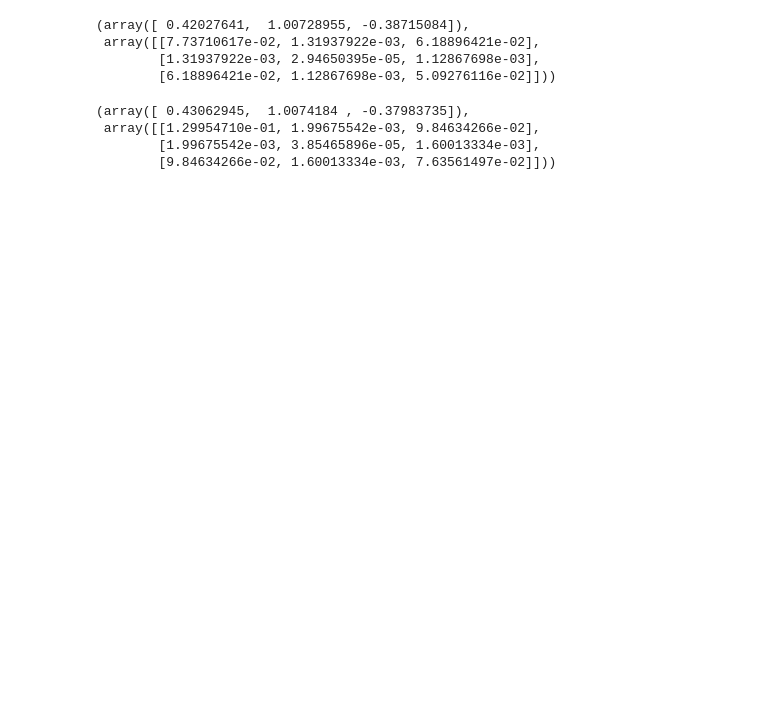
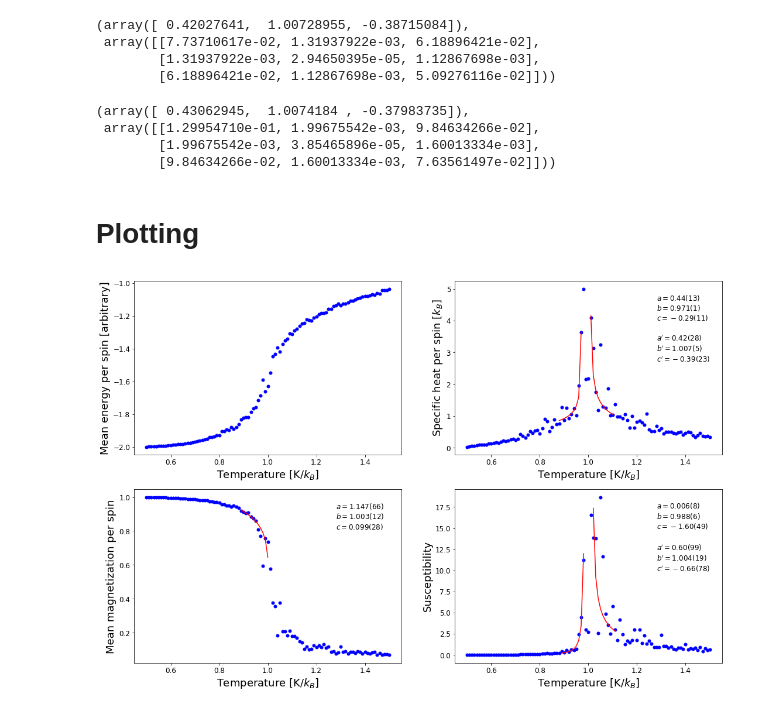
Before and after one commit to kaitshin/PHYSICS113-final-project, a Jupyter notebook: Potts Crit.ipynb, the cells around one changed output. Drawn from its saved outputs; the diff is of its cells as text; code cells hidden in the pictures; blank space fills up the shorter version.

```diff
--- a/Potts Crit.ipynb
+++ b/Potts Crit.ipynb
@@ -195,3 +199,5 @@ sus_errtest = np.delete(sus_errors,55)
+# %%
+f_susp = [powerpos(x, 0.60398624,  1.00369327, -0.66256139) for x in temps[51:61]]
 # %% [markdown]
 ## Specific Heat
 # %%
@@ -216,6 +221,8 @@ scipy.optimize.curve_fit(power, temps[38:48], spec_heatv1[38:48], p0 = [1, 1, 0.
  array([[ 2.53219396e-02, -1.54802110e-04,  1.78691535e-02],
         [-1.54802110e-04,  1.19668288e-06, -1.16850142e-04],
         [ 1.78691535e-02, -1.16850142e-04,  1.30831740e-02]]))
+# %%
+f_sh = [power(x, 0.4381623 ,  0.97058628, -0.28555936) for x in temps[38:48]]
 # %%
 plt.figure(figsize=(7,7))
 plt.plot(temps[51:], spec_heatv1[51:], 'bo', markersize = 5)
@@ -238,3 +244,50 @@ scipy.optimize.curve_fit(powerpos, temps[51:60], spec_heatv1[51:60], p0 = [1, 1,
  array([[1.29954710e-01, 1.99675542e-03, 9.84634266e-02],
         [1.99675542e-03, 3.85465896e-05, 1.60013334e-03],
         [9.84634266e-02, 1.60013334e-03, 7.63561497e-02]]))
+# %%
+f_shp = [powerpos(x, 0.42027641,  1.00728955, -0.38715084) for x in temps[51:61]]
+# %% [markdown]
+# Plotting
+# %%
+fig = plt.figure(figsize=(18, 12))
+plt.tight_layout(pad=0, w_pad= 2, h_pad= 2)
+
+fig.add_subplot(2, 2, 1 )
+plt.plot(temps, enepsv1, 'bo', markersize = 5)
+plt.xlabel("Temperature [K/$k_B$]", fontsize=18)
+plt.ylabel("Mean energy per spin [arbitrary]", fontsize=18)
+plt.tick_params(axis='both', which='major', labelsize = 12)
+
+
+fig.add_subplot(2, 2, 2 )
+plt.plot(temps, spec_heatv1, 'bo', markersize = 5)
+plt.plot(temps[38:48], f_sh, 'r')
+plt.plot(temps[51:61], f_shp, 'r')
+plt.xlabel("Temperature [K/$k_B$]", fontsize=18)
+plt.ylabel("Specific heat per spin [$k_B$]", fontsize=18)
+plt.tick_params(axis='both', which='major', labelsize = 12)
+plt.text(1.28, 4, r'$a = 0.44(13)$' +'\n' + r'$ b = 0.971(1)$' + '\n' + r'$c = -0.29(11)$', fontsize=12)
+plt.text(1.28, 2.7, r"$a' = 0.42(28)$" +'\n' + r"$b' = 1.007(5)$" +'\n' + "$c' = -0.39(23)$", fontsize=12)
+
+fig.add_subplot(2, 2, 3 )
+plt.plot(temps, magpsv1, 'bo', markersize = 5)
+plt.plot(temps[39:51], f_m, 'r')
+plt.xlabel("Temperature [K/$k_B$]", fontsize=18)
+plt.ylabel("Mean magnetization per spin", fontsize=18)
+plt.tick_params(axis='both', which='major', labelsize = 12)
+plt.text(1.28, 0.81, r'$a = 1.147(66)$' +'\n' + r'$ b = 1.003(12)$' + '\n' + r'$c = 0.099(28)$', fontsize=12)
+
+fig.add_subplot(2, 2, 4 )
+plt.plot(temps, mag_susv1, 'bo', markersize = 5)
+plt.plot(temps[39:49], f_sus, 'r')
+plt.plot(temps[52:62], f_susp, 'r')
+plt.xlabel("Temperature [K/$k_B$]", fontsize=18)
+plt.ylabel("Susceptibility", fontsize=18)
+plt.tick_params(axis='both', which='major', labelsize = 12)
+plt.text(1.28, 14.9, r'$a = 0.006(8)$' +'\n' + r'$ b = 0.988(6)$' + '\n' + r'$c = -1.60(49)$', fontsize=12)
+plt.text(1.28, 9.9, r"$a' = 0.60(99)$" +'\n' + r"$b' = 1.004(19)$" +'\n' + "$c' = -0.66(78)$", fontsize=12)
+
+
+plt.savefig('Potts Measurements.pdf', bbox_inches = 'tight')
+# %% [output]
+[figure, added]
```
Also changed, not shown: parts of 8 cells of this notebook, 1 other file.
